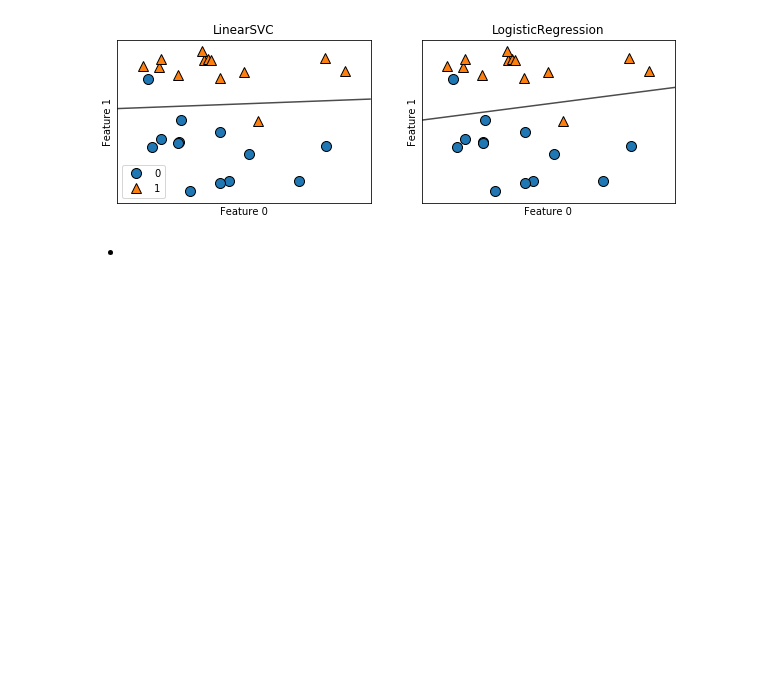
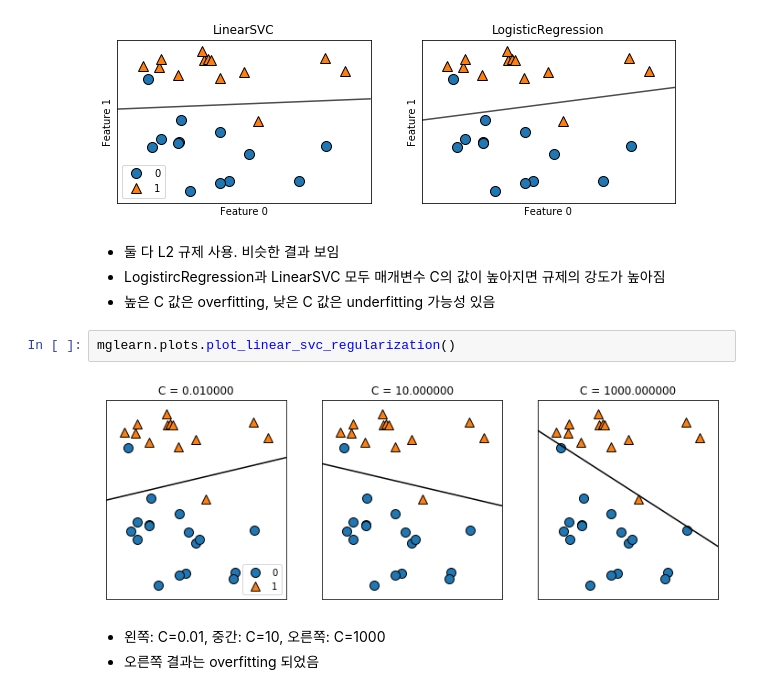
Before and after one commit to kisudsoe/Py-toolkit, a Jupyter notebook: Scikit-learn/2. Supervised learning.ipynb, the cells around one changed output. Cells and saved outputs as stored; diff of their text form; blank space fills up the shorter version.

```diff
--- a/Scikit-learn/2. Supervised learning.ipynb
+++ b/Scikit-learn/2. Supervised learning.ipynb
@@ -477,5 +477,14 @@ axes[0].legend()
 # %% [output]
 <matplotlib.legend.Legend at 0x...>
 [figure]
-# %% [markdown]
-*
+# %% [markdown]
+* 둘 다 L2 규제 사용. 비슷한 결과 보임
+* LogistircRegression과 LinearSVC 모두 매개변수 C의 값이 높아지면 규제의 강도가 높아짐
+* 높은 C 값은 overfitting, 낮은 C 값은 underfitting 가능성 있음
+# %%
+mglearn.plots.plot_linear_svc_regularization()
+# %% [output]
+[figure, added]
+# %% [markdown]
+* 왼쪽: C=0.01, 중간: C=10, 오른쪽: C=1000
+* 오른쪽 결과는 overfitting 되었음
```
Also changed, not shown: parts of 18 cells of this notebook, 2 other files.
